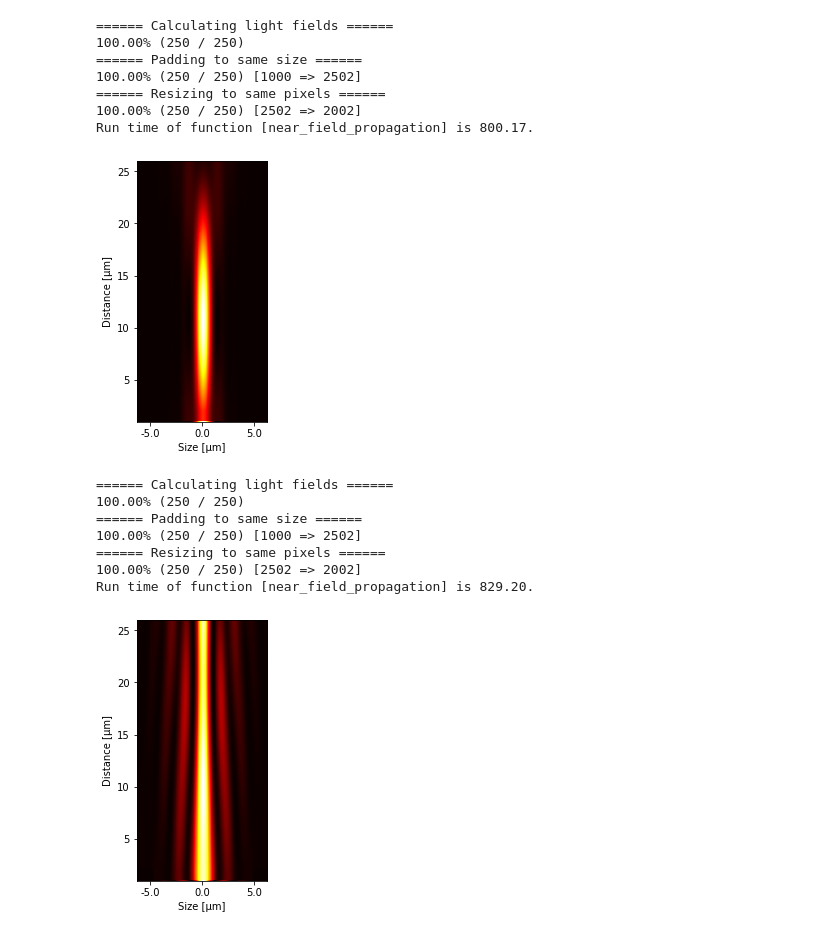
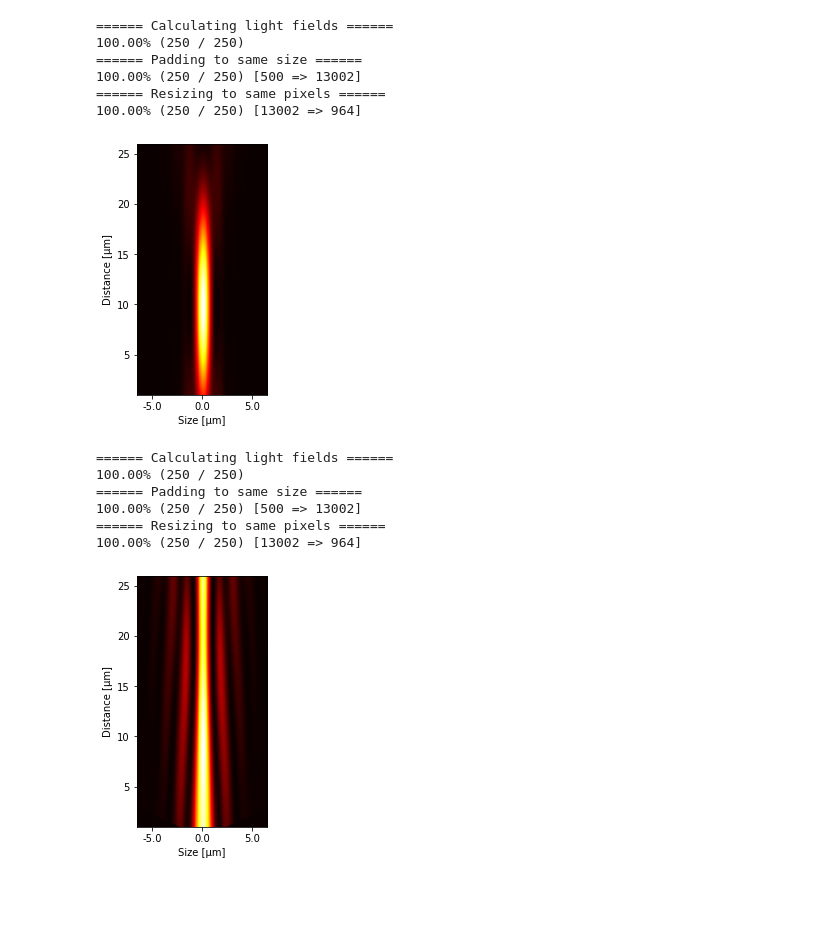
Before and after one commit to Miyoshichi/SimLight, a Jupyter notebook: Examples/intensity.ipynb, the cells around one changed output. Cells and saved outputs as stored; diff of their text form; code cells hidden in the pictures; blank space fills up the shorter version.

```diff
--- a/Examples/intensity.ipynb
+++ b/Examples/intensity.ipynb
@@ -19,7 +17,7 @@ N = 50  # pixel number
 f = 10 * mm
 z = 10 * mm
 j = 15  # zernike orders
-mag = 20
+mag = 10
 # %%
 F = sl.PlaneWave(wavelength, size, N)
 L = sl.Lens.new_lens(size, f)
@@ -27,28 +25,26 @@ Z = sl.zernike.ZernikeCoefficients(j)
 Z.coefficients[12] = 0.1  # spherical aberration
 # %%
 F1 = sl.circle_aperture(F)
-F1, F1_3d = sl.near_field_propagation(F1, L, z, return_3d_field=True, coord='spherical', mag=mag, flag='py')
+F1, F1_3d = sl.near_field_propagation(F1, L, z, return_3d_field=True, coord='spherical', mag=mag, flag='jl')
 slpl.plot_vertical_intensity(F1_3d, norm_type=1, mag=mag)
 # %% [output]
 ====== Calculating light fields ======
 100.00% (250 / 250)
 ====== Padding to same size ======
-100.00% (250 / 250) [1000 => 2502]
+100.00% (250 / 250) [500 => 13002]
 ====== Resizing to same pixels ======
-100.00% (250 / 250) [2502 => 2002]
-Run time of function [near_field_propagation] is 800.17.
+100.00% (250 / 250) [13002 => 964]
-[figure, old version]
+[figure, new version]
 # %%
 F2 = sl.aberration(F, Z)
 F2 = sl.circle_aperture(F2)
-F2, F2_3d = sl.near_field_propagation(F2, L, z, return_3d_field=True, coord='spherical', mag=mag, flag='py')
+F2, F2_3d = sl.near_field_propagation(F2, L, z, return_3d_field=True, coord='spherical', mag=mag, flag='jl')
 slpl.plot_vertical_intensity(F2_3d, norm_type=1, mag=mag)
 # %% [output]
 ====== Calculating light fields ======
 100.00% (250 / 250)
 ====== Padding to same size ======
-100.00% (250 / 250) [1000 => 2502]
+100.00% (250 / 250) [500 => 13002]
 ====== Resizing to same pixels ======
-100.00% (250 / 250) [2502 => 2002]
-Run time of function [near_field_propagation] is 829.20.
+100.00% (250 / 250) [13002 => 964]
-[figure, old version]
+[figure, new version]
```
Also changed, not shown: parts of 1 cell of this notebook, 10 other files.
